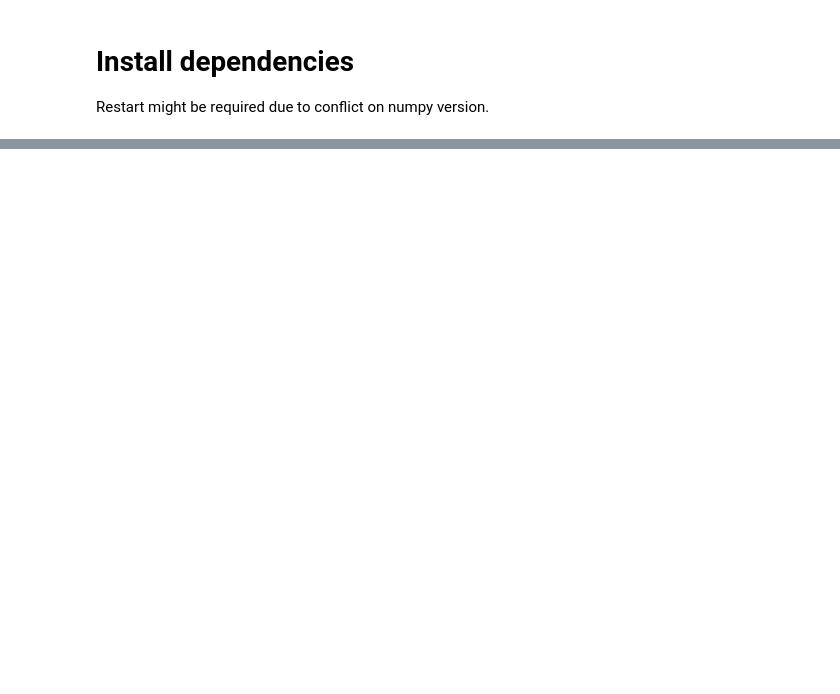
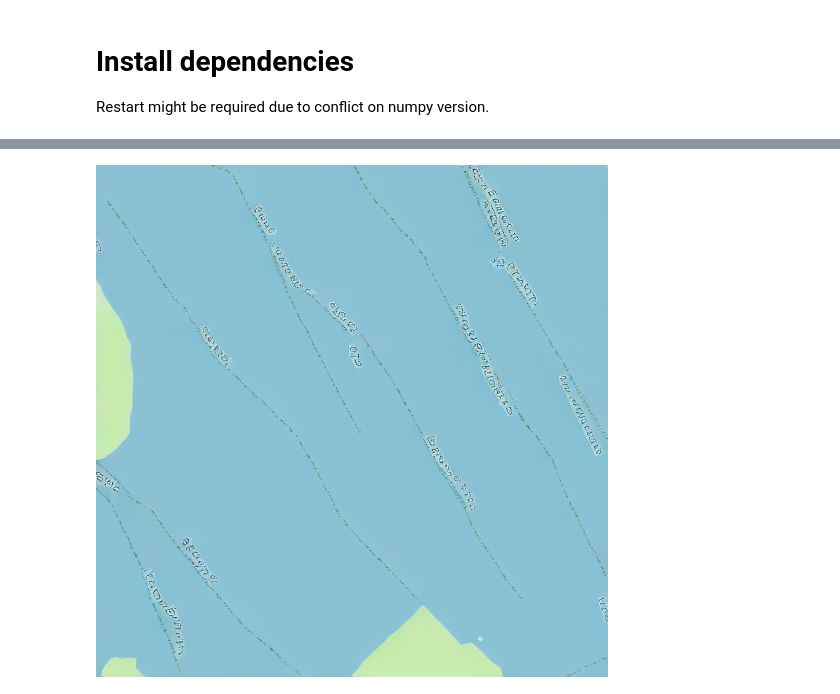
Before and after one commit to kraina-ai/map_diffusion, a Jupyter notebook: workflow_raster/4.train_colab.ipynb, the cells around one changed output, grey strips where cells are left out. Cells and saved outputs as stored; diff of their text form; code cells hidden in the pictures; blank space fills up the shorter version.

```diff
--- a/workflow_raster/4.train_colab.ipynb
+++ b/workflow_raster/4.train_colab.ipynb
@@ -40,0 +124,11 @@ sys.argv = old_sys_args
+# %%
+import os
+from diffusers import StableDiffusionPipeline
+
+pipe = StableDiffusionPipeline.from_pretrained(os.path.join(COLAB_PATH, "result_path_jupyter", "model"))
+# %%
+pipe = pipe.to("cuda")
+img = pipe(prompt="OSM of area containing: 1 natural grassland  , 2 water rivers  , 3 waterway rivers  .")
+img.images[0]
+# %% [output]
+[figure, added]
```
Also changed, not shown: parts of 10 cells of this notebook.
